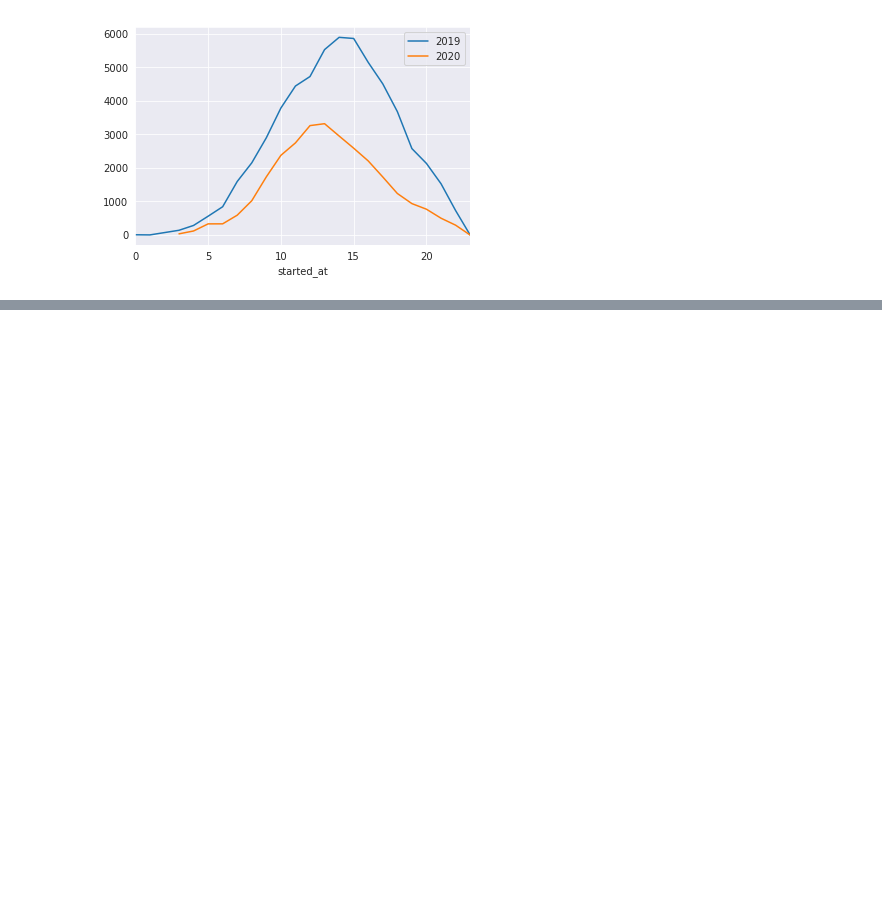
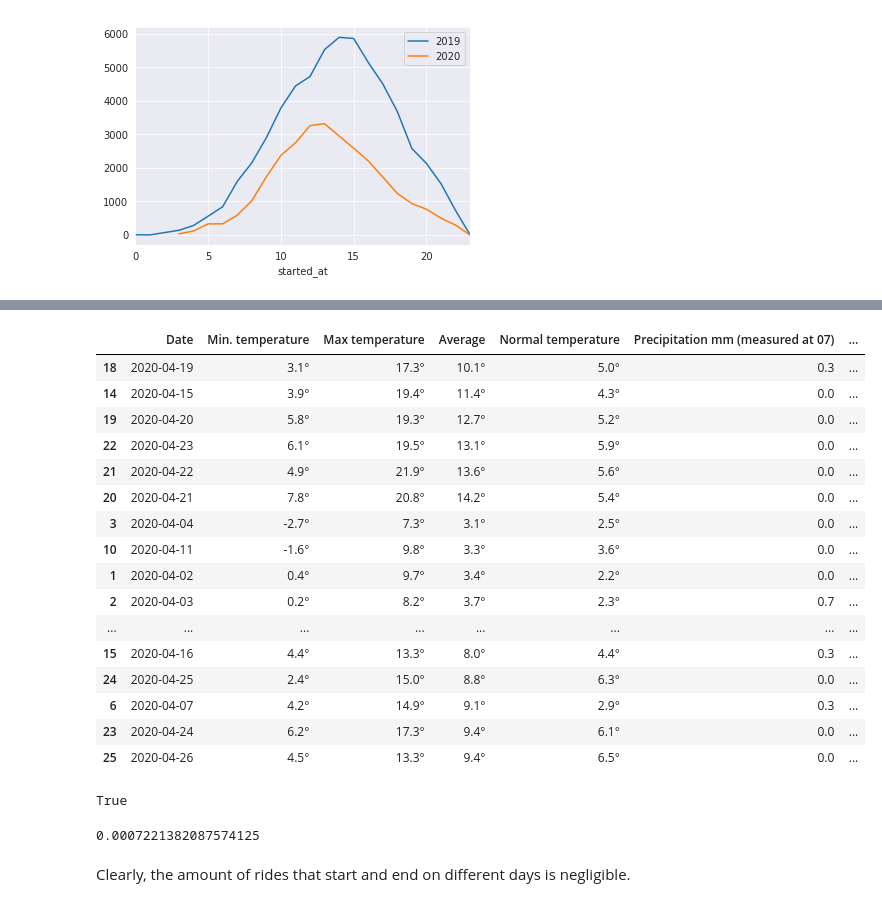
Before and after one commit to Cucni/oslo-bikes-mobility-data, a Jupyter notebook: April.ipynb, the cells around one changed output, grey strips where cells are left out. Saved outputs shown, nothing was run; the diff lists cells and outputs as text; code cells hidden in the pictures; blank space fills up the shorter version.

Commit message:
Add implementation of weather data

```diff
--- a/April.ipynb
+++ b/April.ipynb
@@ -252,3 +252,5 @@ plt.legend(['2019','2020'])
 # %% [output]
 <matplotlib.legend.Legend at 0x...>
 [figure]
+# %%
+temp_df = pd.read_html('https://www.yr.no/en/statistics/table/5-18700/Norway/Oslo/Oslo/Oslo%20(Blindern)?q=2020-04',flavor='html5lib')[1]
@@ -254,0 +266,7 @@ plt.legend(['2019','2020'])
+# %%
+import re
+def remove_duplicate_word(string):
+    word_with_uppercase = re.search('^[A-Z].*[A-Z]',string).group()
+    return word_with_uppercase[:-1]
+# %%
+temp_df.columns = temp_df.columns.map(lambda x: remove_duplicate_word(x))
@@ -254,0 +282,24 @@ plt.legend(['2019','2020'])
+# %%
+#format date in a DatetimeIndex
+temp_df['Date'] = pd.DatetimeIndex(temp_df['Date'].map(lambda x: str(x) + ' April 2020'))
+# %%
+#We see that the temperatures vary a lot, this might be helpful for separating rides data
+temp_df.sort_values(by='Average')
+# %% [output]
+|  | Date | Min. temperature | Max temperature | Average | Normal temperature | Precipitation mm (measured at 07) | ... |
+| 18 | 2020-04-19 | 3.1° | 17.3° | 10.1° | 5.0° | 0.3 | ... |
+| 14 | 2020-04-15 | 3.9° | 19.4° | 11.4° | 4.3° | 0.0 | ... |
+| 19 | 2020-04-20 | 5.8° | 19.3° | 12.7° | 5.2° | 0.0 | ... |
+| 22 | 2020-04-23 | 6.1° | 19.5° | 13.1° | 5.9° | 0.0 | ... |
+| 21 | 2020-04-22 | 4.9° | 21.9° | 13.6° | 5.6° | 0.0 | ... |
+| 20 | 2020-04-21 | 7.8° | 20.8° | 14.2° | 5.4° | 0.0 | ... |
+| 3 | 2020-04-04 | -2.7° | 7.3° | 3.1° | 2.5° | 0.0 | ... |
+| 10 | 2020-04-11 | -1.6° | 9.8° | 3.3° | 3.6° | 0.0 | ... |
+| 1 | 2020-04-02 | 0.4° | 9.7° | 3.4° | 2.2° | 0.0 | ... |
+| 2 | 2020-04-03 | 0.2° | 8.2° | 3.7° | 2.3° | 0.7 | ... |
+| ... | ... | ... | ... | ... | ... | ... | ... |
+| 15 | 2020-04-16 | 4.4° | 13.3° | 8.0° | 4.4° | 0.3 | ... |
+| 24 | 2020-04-25 | 2.4° | 15.0° | 8.8° | 6.3° | 0.0 | ... |
+| 6 | 2020-04-07 | 4.2° | 14.9° | 9.1° | 2.9° | 0.3 | ... |
+| 23 | 2020-04-24 | 6.2° | 17.3° | 9.4° | 6.1° | 0.0 | ... |
+| 25 | 2020-04-26 | 4.5° | 13.3° | 9.4° | 6.5° | 0.0 | ... |
@@ -254,0 +311,14 @@ plt.legend(['2019','2020'])
+# %%
+#are there any cases in which we cannot identify the two columns?
+np.any([df['started_at']!=df['ended_at']])
+# %% [output]
+True
+# %%
+#We check how many cases are there
+odd_rows = df[df['started_at']!=df['ended_at']].shape[0]
+fraction_odd_rows = odd_rows / df.shape[0]
+fraction_odd_rows
+# %% [output]
+0.0007221382087574125
+# %% [markdown]
+Clearly, the amount of rides that start and end on different days is negligible.
```
Also changed, not shown: parts of 15 cells of this notebook.
